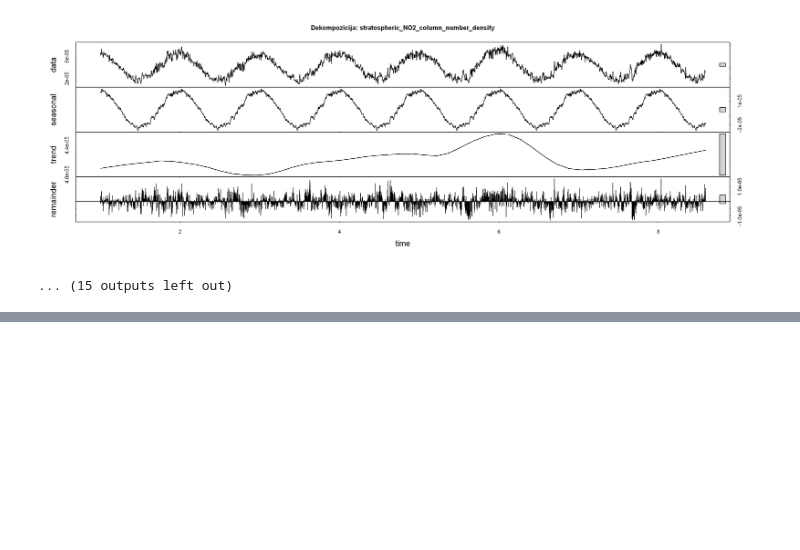
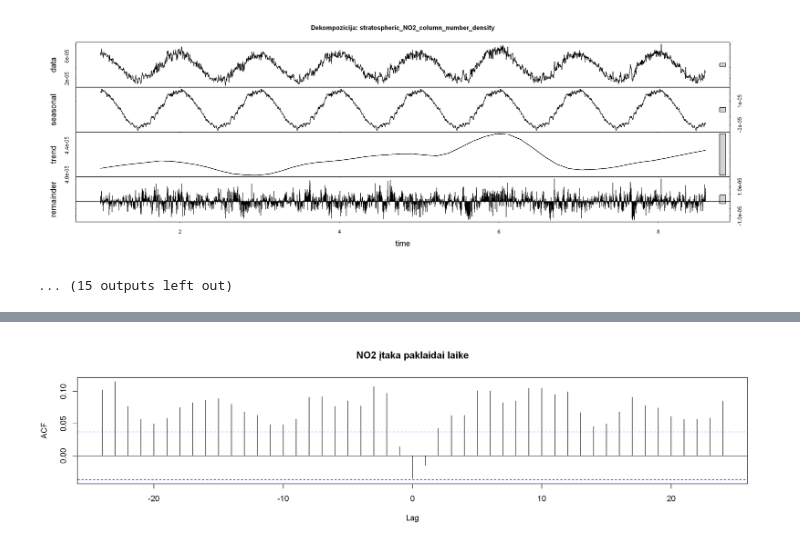
Before and after one commit to rugcer04/Duomenu_mokslo_projektas, a Jupyter notebook: code/R/EDA/dependency_analysis.ipynb, the cells around one changed output, grey strips where cells are left out. Saved outputs shown, nothing was run; the diff lists cells and outputs as text; code cells hidden in the pictures; blank space fills up the shorter version.

```diff
--- a/code/R/EDA/dependency_analysis.ipynb
+++ b/code/R/EDA/dependency_analysis.ipynb
@@ -121,0 +137,4 @@ A tibble: 27 × 3
+# %%
+ccf(data_clean$nh3, data_clean$ts_error, lag.max = 24, na.action = na.pass, main = "NO2 įtaka paklaidai laike")
+# %% [output]
+[figure, added]
```
Also changed, not shown: parts of 12 cells of this notebook.
